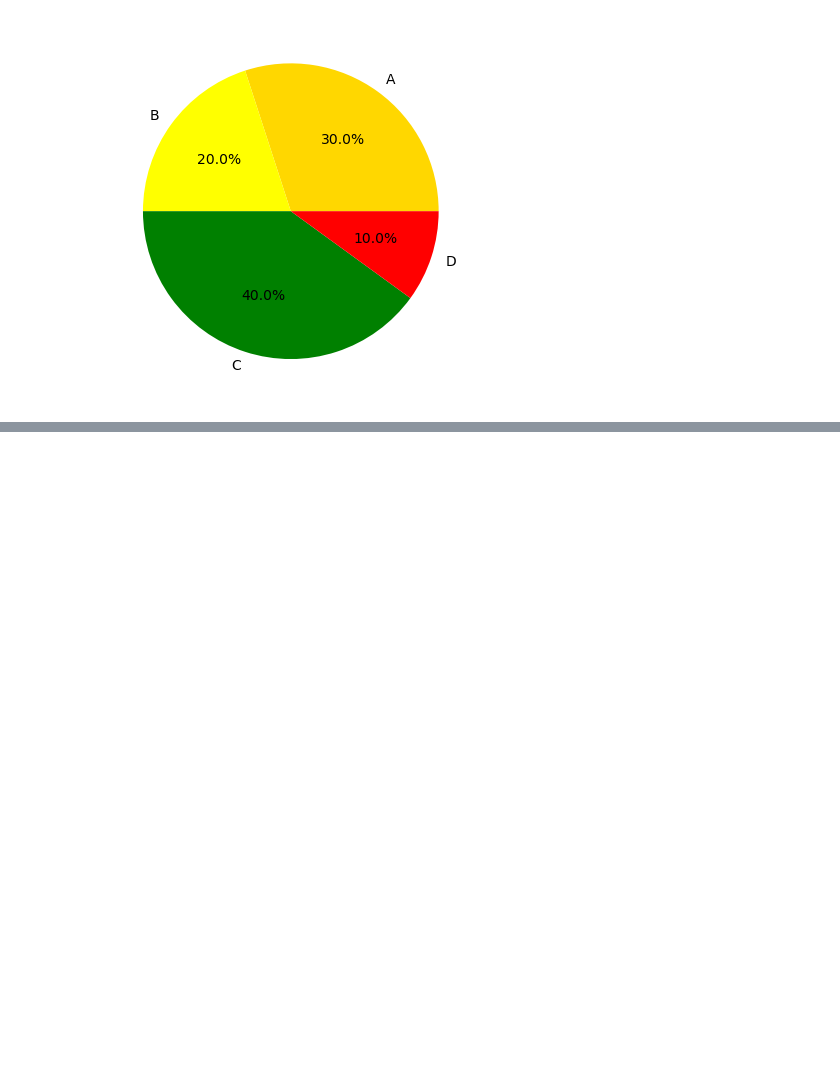
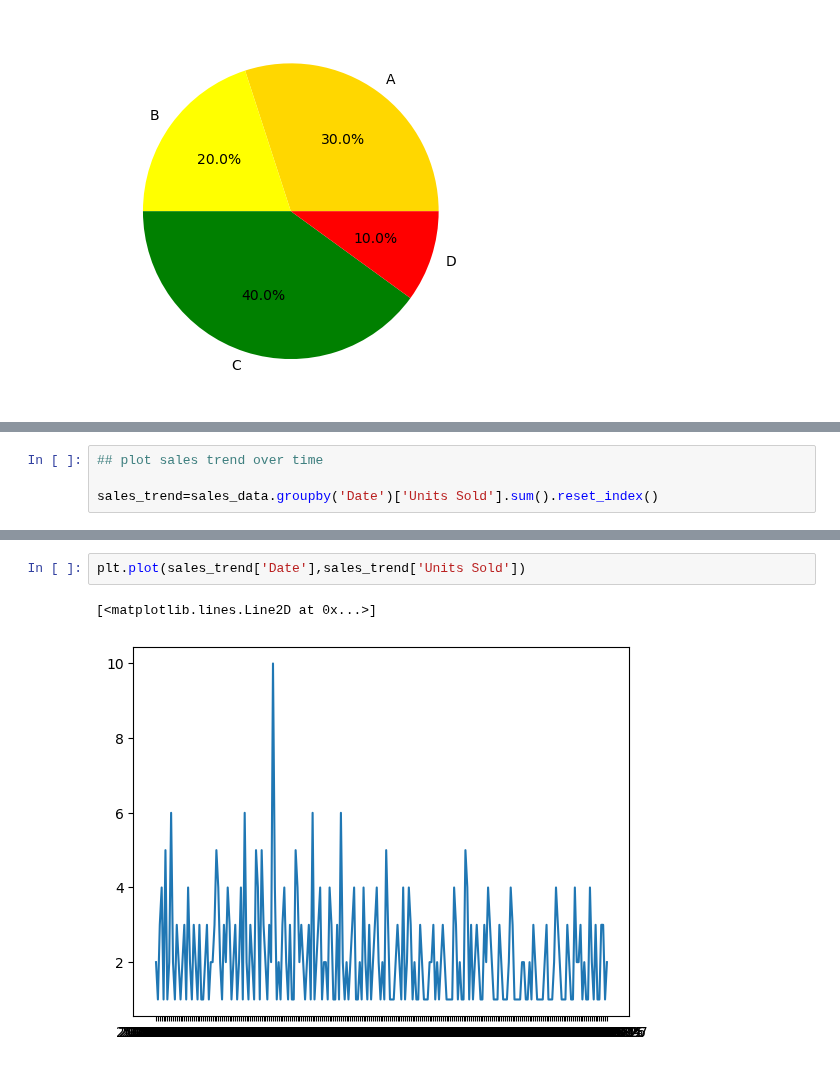
Before and after one commit to vaibhavgaikwad2/Machine-learning-course, a Jupyter notebook: 1)Notes/10-Data Analysis/Matplotlib.ipynb, the cells around one changed output, grey strips where cells are left out. Drawn from its saved outputs; the diff is of its cells as text; blank space fills up the shorter version.

```diff
--- a/1)Notes/10-Data Analysis/Matplotlib.ipynb
+++ b/1)Notes/10-Data Analysis/Matplotlib.ipynb
@@ -189,0 +260,4 @@ plt.pie(sizes,labels=labels,colors=colors,autopct="%1.1f%%")
+# %%
+## plot sales trend over time
+
+sales_trend=sales_data.groupby('Date')['Units Sold'].sum().reset_index()
@@ -189,0 +280,5 @@ plt.pie(sizes,labels=labels,colors=colors,autopct="%1.1f%%")
+# %%
+plt.plot(sales_trend['Date'],sales_trend['Units Sold'])
+# %% [output]
+[<matplotlib.lines.Line2D at 0x...>]
+[figure, added]
```
Also changed, not shown: parts of 8 cells of this notebook.
